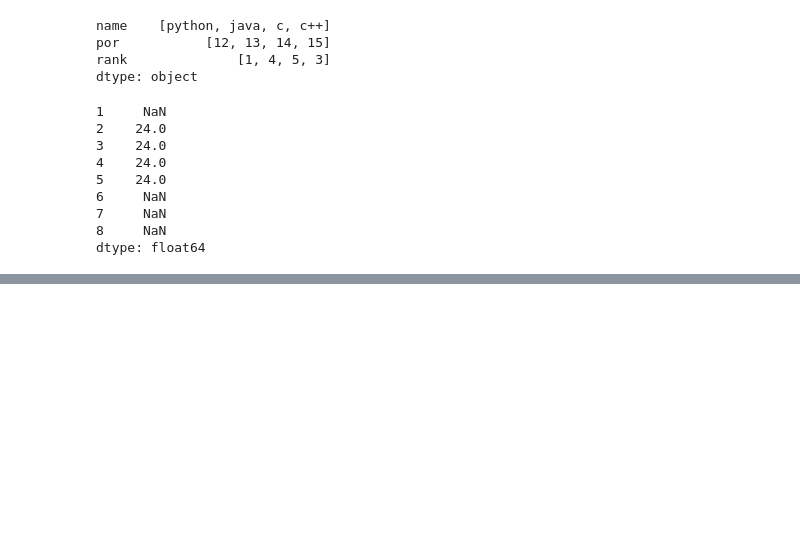
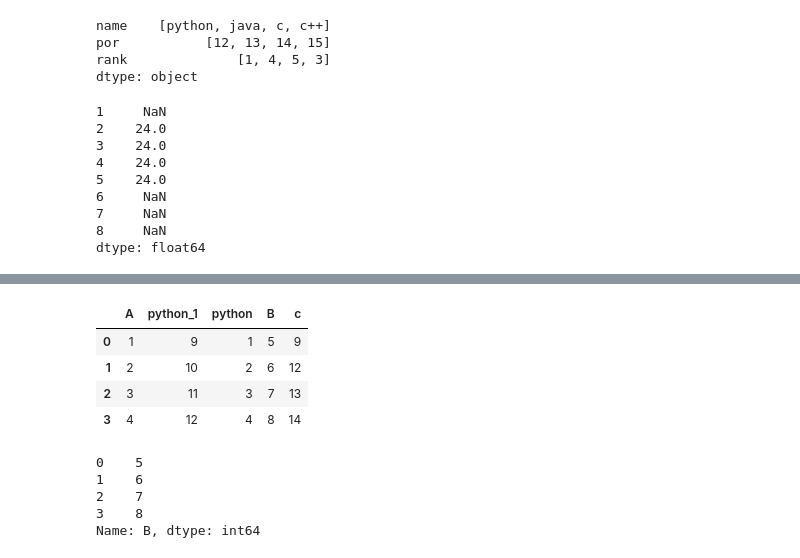
Before and after one commit to SaUmYa702/python-2024-2025-, a Jupyter notebook: analysis/analysis1.ipynb, the cells around one changed output, grey strips where cells are left out. Saved outputs shown, nothing was run; the diff lists cells and outputs as text; code cells hidden in the pictures; blank space fills up the shorter version.

```diff
--- a/analysis/analysis1.ipynb
+++ b/analysis/analysis1.ipynb
@@ -191,0 +293,6 @@ dtype: float64
+# %%
+# insert()
+var=pd.DataFrame({'A':[1,2,3,4],'B':[5,6,7,8],'c':[9,12,13,14]})
+var
+var.insert(1,'python',var['A'])
+var
@@ -191,0 +305,17 @@ dtype: float64
+# %%
+var.insert(1,"python_1",[9,10,11,12])
+var
+# %% [output]
+|  | A | python_1 | python | B | c |
+| 0 | 1 | 9 | 1 | 5 | 9 |
+| 1 | 2 | 10 | 2 | 6 | 12 |
+| 2 | 3 | 11 | 3 | 7 | 13 |
+| 3 | 4 | 12 | 4 | 8 | 14 |
+# %%
+var.pop('B')
+# %% [output]
+0    5
+1    6
+2    7
+3    8
+Name: B, dtype: int64
```
Also changed, not shown: parts of 15 cells of this notebook, 3 other files.
